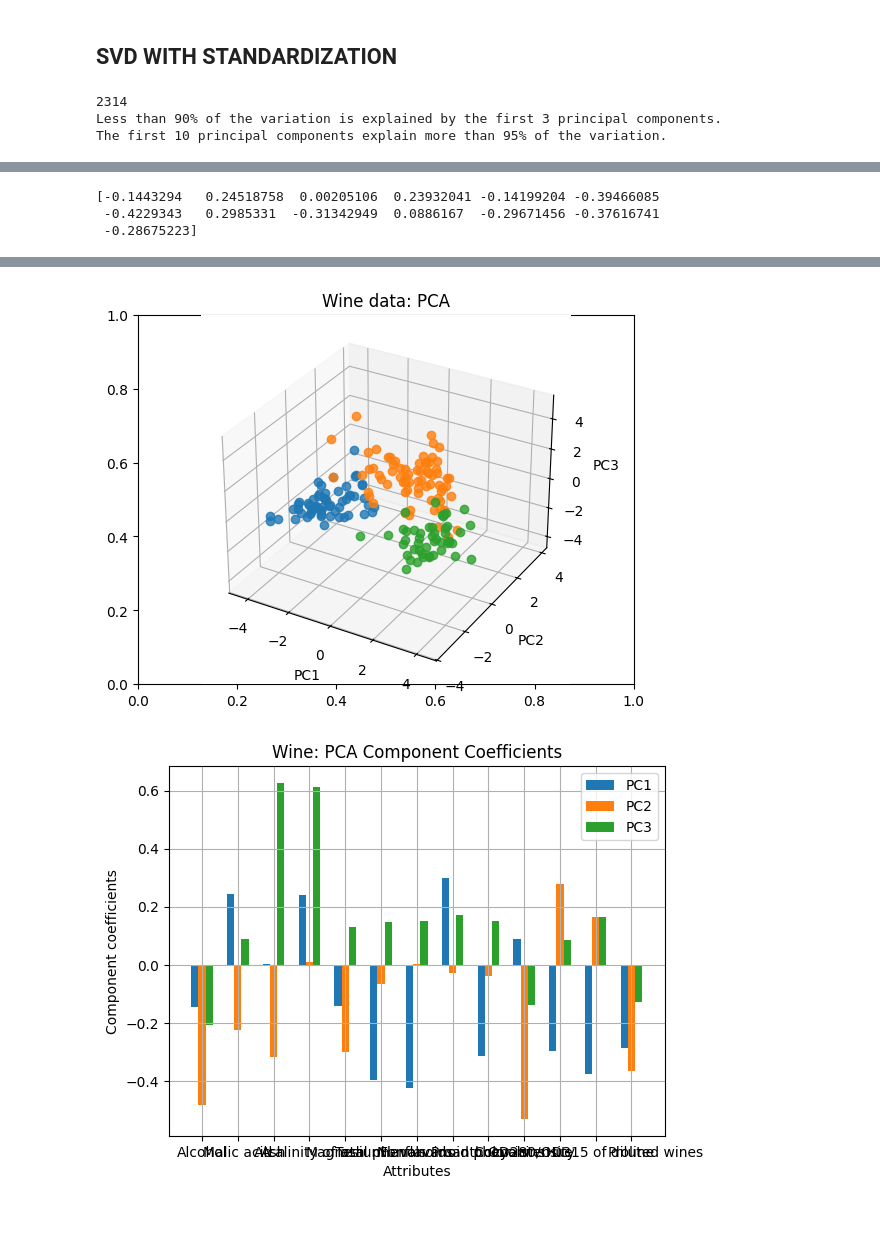
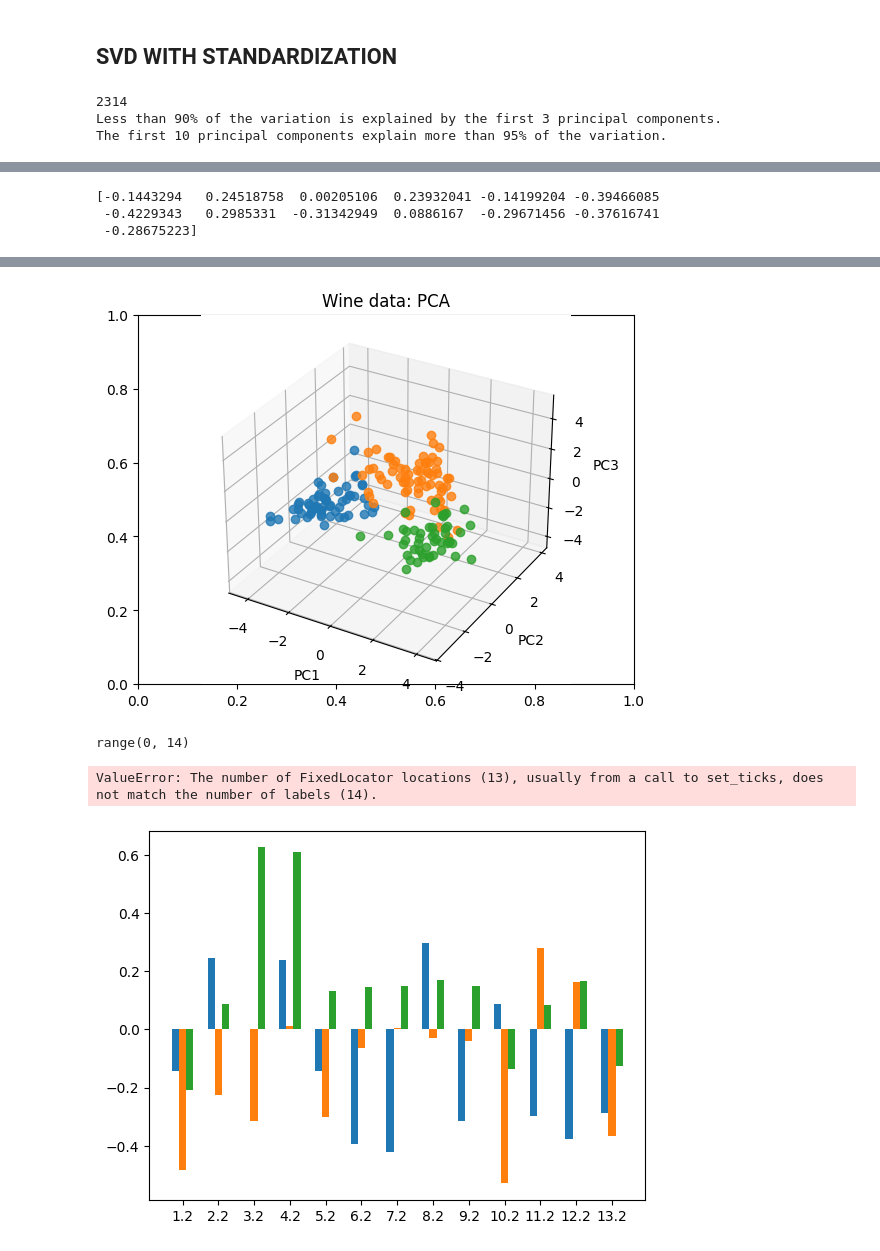
Before and after one commit to pierGit7/WineStudy, a Jupyter notebook: wine_notebook_pca.ipynb, the cells around one changed output, grey strips where cells are left out. Drawn from its saved outputs; the diff is of its cells as text; code cells hidden in the pictures; blank space fills up the shorter version.

```diff
--- a/wine_notebook_pca.ipynb
+++ b/wine_notebook_pca.ipynb
@@ -257,32 +257,37 @@ for c in range(1, 4):
 ax.set_xlabel("PC{0}".format(i + 1))  # Set label for x-axis
 ax.set_ylabel("PC{0}".format(j + 1))  # Set label for y-axis
 ax.set_zlabel("PC{0}".format(k + 1))  # Set label for z-axis (corrected)
 
 plt.show()  # Display the plot
 
 plt.figure()
+att_plot = [f"a{i}" for i in range(M)]
+print(att_plot)
 pcs = [0, 1, 2]
 legendStrs = ["PC" + str(e + 1) for e in pcs]
 c = ["r", "g", "b"]
 bw = 0.2
 r = np.arange(1, M + 1)
 for i in pcs:
     plt.bar(r + i * bw, V[:, i], width=bw)
-plt.xticks(r + bw, attributeNames)
+
+plt.xticks(r + bw, att_plot)
 plt.xlabel("Attributes")
 plt.ylabel("Component coefficients")
 plt.legend(legendStrs)
 plt.grid()
 plt.title("Wine: PCA Component Coefficients")
 plt.show()
 # %% [output]
 2314
 Less than 90% of the variation is explained by the first 3 principal components.
 The first 10 principal components explain more than 95% of the variation.
 [figure]
 [-0.1443294   0.24518758  0.00205106  0.23932041 -0.14199204 -0.39466085
  -0.4229343   0.2985331  -0.31342949  0.0886167  -0.29671456 -0.37616741
  -0.28675223]
 [figure]
 [figure]
+range(0, 14)
+ValueError: The number of FixedLocator locations (13), usually from a call to set_ticks, does not match the number of labels (14).
-[figure, old version]
+[figure, new version]
```
